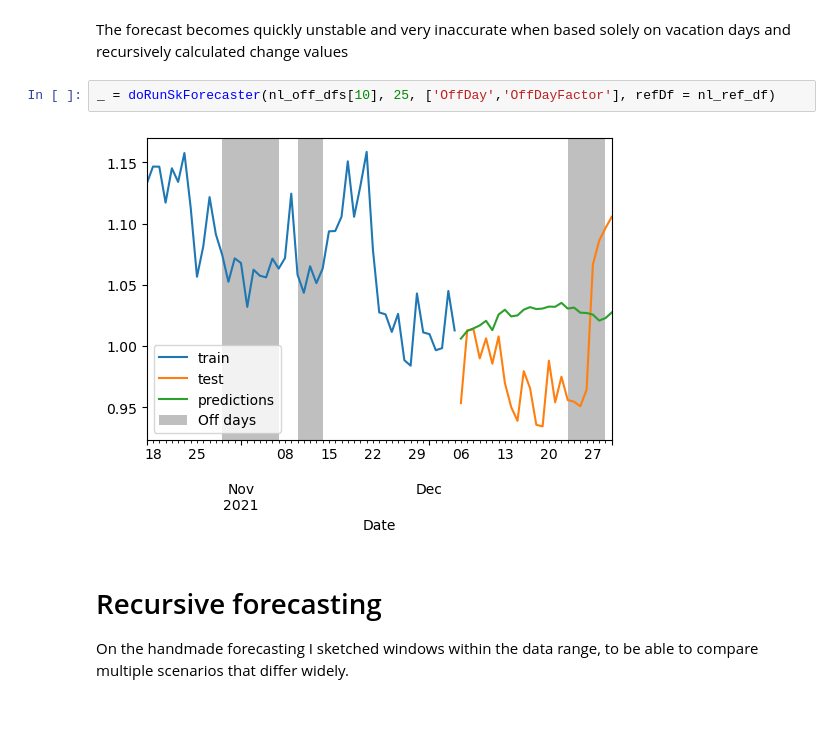
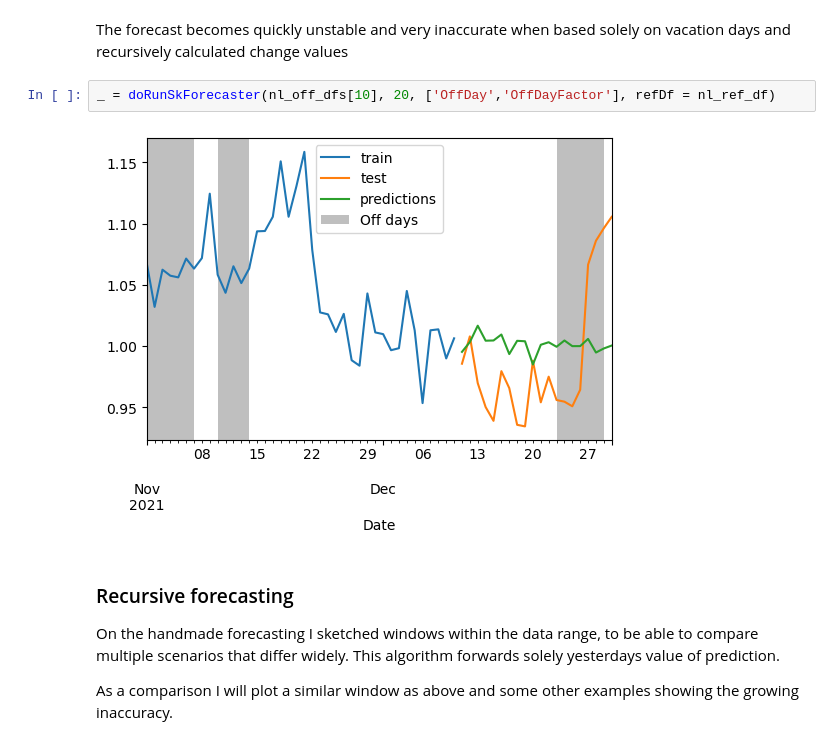
Before and after one commit to GruenerT/DS2_EMR_CoViD_eval, a Jupyter notebook: Seminar_CoViD_tristate_comparison.ipynb, the cells around one changed output. Cells and saved outputs as stored; diff of their text form; blank space fills up the shorter version.

```diff
--- a/Seminar_CoViD_tristate_comparison.ipynb
+++ b/Seminar_CoViD_tristate_comparison.ipynb
@@ -344,9 +389,12 @@ The forecast works reasonably well if we use the true value of yesterdays change
 # %% [markdown]
 The forecast becomes quickly unstable and very inaccurate when based solely on vacation days and recursively calculated change values
 # %%
-_ = doRunSkForecaster(nl_off_dfs[10], 25, ['OffDay','OffDayFactor'], refDf = nl_ref_df)
+_ = doRunSkForecaster(nl_off_dfs[10], 20, ['OffDay','OffDayFactor'], refDf = nl_ref_df)
 # %% [output]
-[figure, old version]
+[figure, new version]
 # %% [markdown]
-# Recursive forecasting
+### Recursive forecasting
 On the handmade forecasting I sketched windows within the data range, to be able to compare multiple scenarios that differ widely.
+This algorithm forwards solely yesterdays value of prediction.
+
+As a comparison I will plot a similar window as above and some other examples showing the growing inaccuracy.
```
Also changed, not shown: parts of 33 cells of this notebook, 3 other files.
